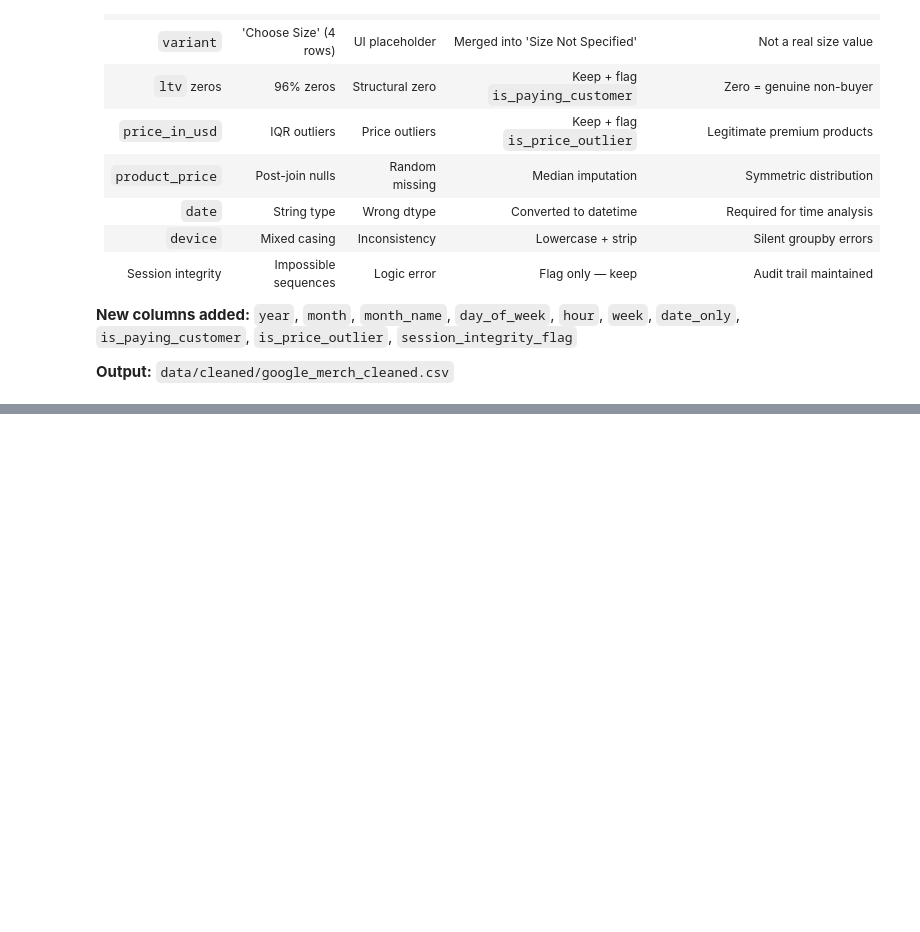
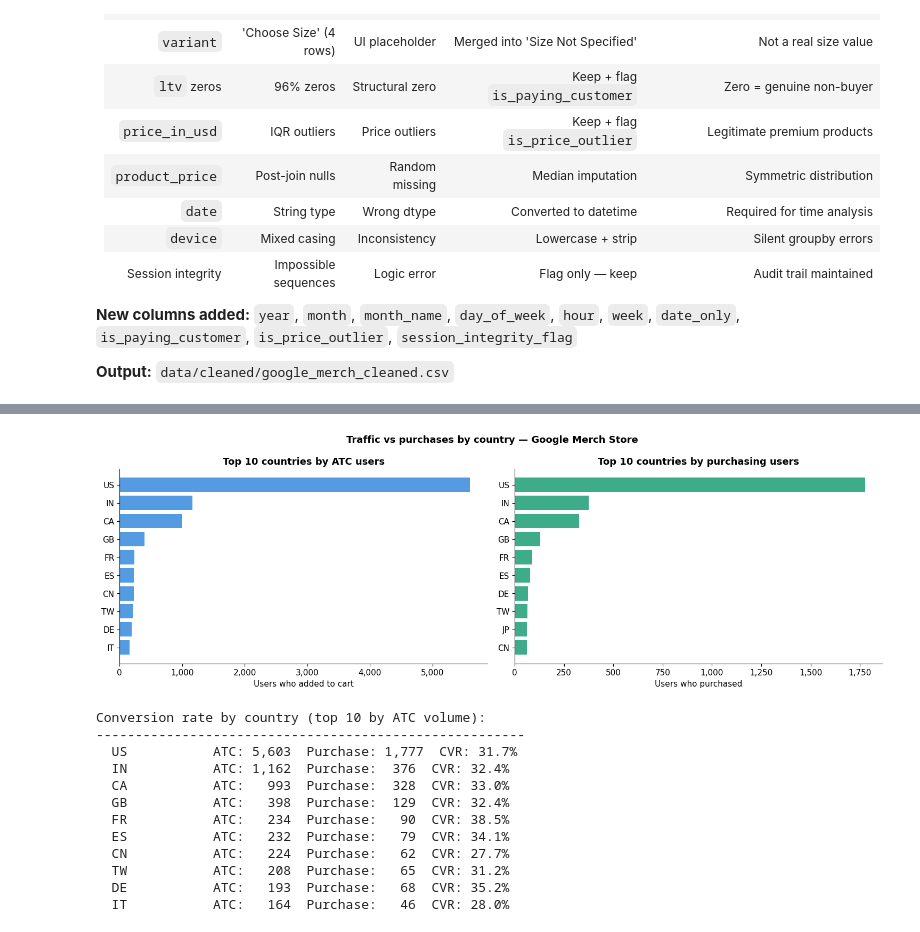
Before and after one commit to NPK05/funnel-analysis-project, a Jupyter notebook: notebooks/01_google_merch.ipynb, the cells around one changed output, grey strips where cells are left out. Drawn from its saved outputs; the diff is of its cells as text; code cells hidden in the pictures; blank space fills up the shorter version.

```diff
--- a/notebooks/01_google_merch.ipynb
+++ b/notebooks/01_google_merch.ipynb
@@ -1224,0 +1376,73 @@ print(f"  Size     : {size_kb:.0f} KB")
+# %%
+# QUESTION: Which countries have highest traffic vs highest purchase rate?
+# WHY: Identifies whether high-traffic countries are also high-converting
+
+fig, axes = plt.subplots(1, 2, figsize=(15, 5))
+
+# left: top 10 countries by ATC volume
+country_atc = master[master['event_type'] == 'add_to_cart']\
+    .groupby('country')['user_id'].nunique()\
+    .sort_values(ascending=False)\
+    .head(10)\
+    .reset_index()
+country_atc.columns = ['country','atc_users']
+
+axes[0].barh(country_atc['country'][::-1],
+             country_atc['atc_users'][::-1],
+             color='#378ADD', alpha=0.85)
+axes[0].set_title('Top 10 countries by ATC users')
+axes[0].set_xlabel('Users who added to cart')
+axes[0].xaxis.set_major_formatter(
+    plt.FuncFormatter(lambda x, _: f'{x:,.0f}')
+)
+
+# right: top 10 countries by purchase count
+country_pur = master[master['event_type'] == 'purchase']\
+    .groupby('country')['user_id'].nunique()\
+    .sort_values(ascending=False)\
+    .head(10)\
+    .reset_index()
+country_pur.columns = ['country','purchase_users']
+
+axes[1].barh(country_pur['country'][::-1],
+             country_pur['purchase_users'][::-1],
+             color='#1D9E75', alpha=0.85)
+axes[1].set_title('Top 10 countries by purchasing users')
+axes[1].set_xlabel('Users who purchased')
+axes[1].xaxis.set_major_formatter(
+    plt.FuncFormatter(lambda x, _: f'{x:,.0f}')
+)
+
+plt.suptitle('Traffic vs purchases by country — Google Merch Store',
+             fontsize=13, fontweight='bold')
+plt.tight_layout()
+plt.savefig(SAVE_PATH + '03_country_traffic_vs_purchase.png',
+            dpi=150, bbox_inches='tight')
+plt.show()
+
+# conversion rate by country (top 10 by ATC)
+print("Conversion rate by country (top 10 by ATC volume):")
+print("-" * 55)
+
+top_countries = country_atc['country'].tolist()
+for country in top_countries:
+    atc = master[(master['event_type']=='add_to_cart') &
+                 (master['country']==country)]['user_id'].nunique()
+    pur = master[(master['event_type']=='purchase') &
+                 (master['country']==country)]['user_id'].nunique()
+    cvr = pur/atc*100 if atc > 0 else 0
+    print(f"  {country:<12} ATC: {atc:>5,}  Purchase: {pur:>4,}  CVR: {cvr:.1f}%")
+# %% [output]
+[figure, added]
+Conversion rate by country (top 10 by ATC volume):
+-------------------------------------------------------
+  US           ATC: 5,603  Purchase: 1,777  CVR: 31.7%
+  IN           ATC: 1,162  Purchase:  376  CVR: 32.4%
+  CA           ATC:   993  Purchase:  328  CVR: 33.0%
+  GB           ATC:   398  Purchase:  129  CVR: 32.4%
+  FR           ATC:   234  Purchase:   90  CVR: 38.5%
+  ES           ATC:   232  Purchase:   79  CVR: 34.1%
+  CN           ATC:   224  Purchase:   62  CVR: 27.7%
+  TW           ATC:   208  Purchase:   65  CVR: 31.2%
+  DE           ATC:   193  Purchase:   68  CVR: 35.2%
+  IT           ATC:   164  Purchase:   46  CVR: 28.0%
```
Also changed, not shown: parts of 8 cells of this notebook, 6 other files.
